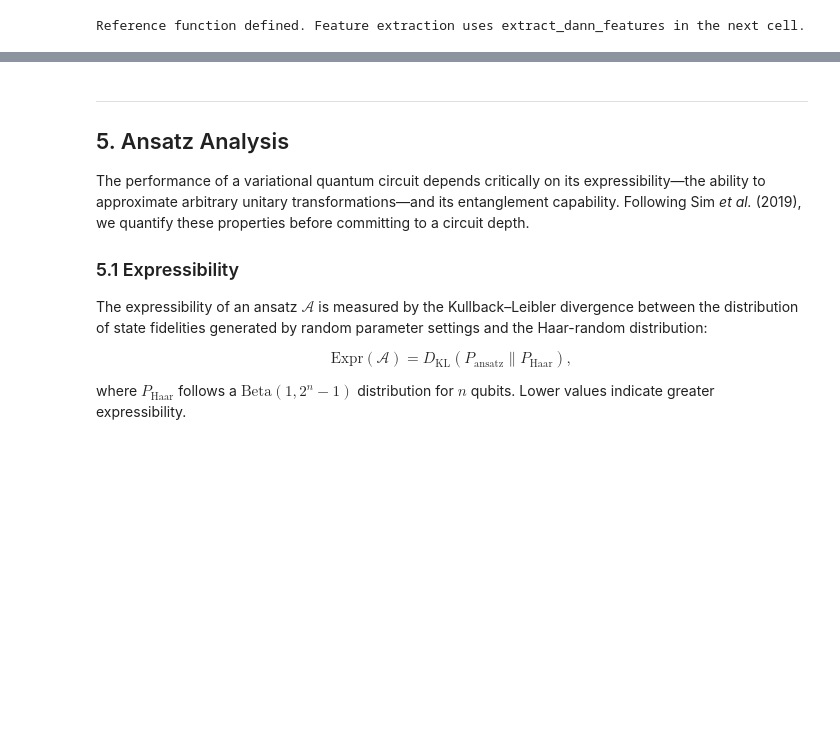
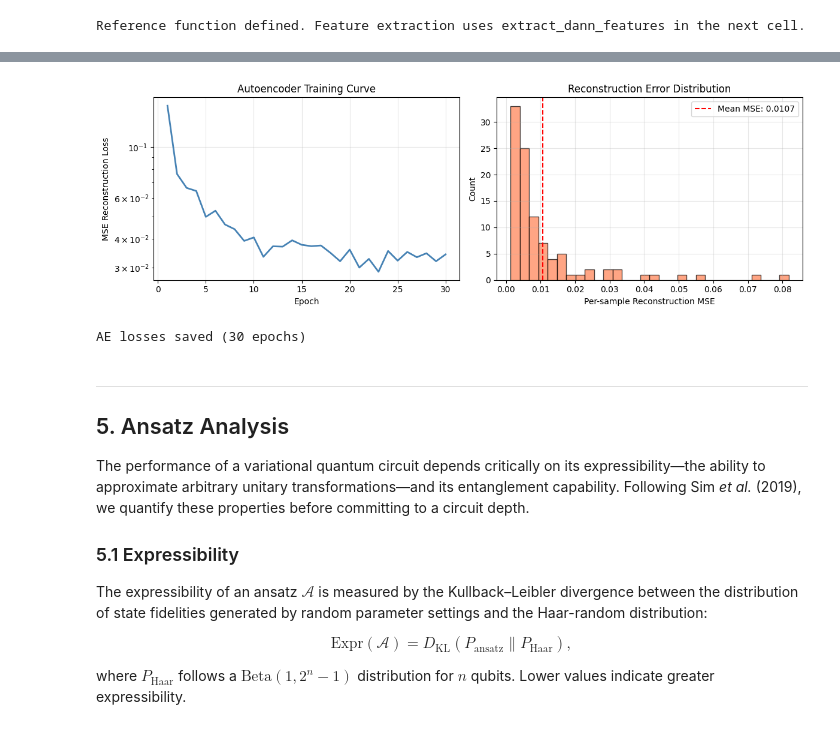
Before and after one commit to mforgo/Hybrid-model-for-pneumonia-detection, a Jupyter notebook: pneumonia_hybrid_qml.ipynb, the cells around one changed output, grey strips where cells are left out. Drawn from its saved outputs; the diff is of its cells as text; code cells hidden in the pictures; blank space fills up the shorter version.

```diff
--- a/pneumonia_hybrid_qml.ipynb
+++ b/pneumonia_hybrid_qml.ipynb
@@ -556,3 +680,52 @@ plt.show()
+# %%
+# Figure 1: Autoencoder training curve + reconstruction quality
+fig, axes = plt.subplots(1, 2, figsize=(12, 4))
+
+# Left: Training loss curve
+if ae_losses is not None:
+    axes[0].plot(range(1, len(ae_losses) + 1), ae_losses, lw=2, color='steelblue')
+    axes[0].set_xlabel('Epoch')
+    axes[0].set_ylabel('MSE Reconstruction Loss')
+    axes[0].set_title('Autoencoder Training Curve')
+    axes[0].grid(True, alpha=0.3)
+    axes[0].set_yscale('log')
+else:
+    axes[0].text(0.5, 0.5, 'Features loaded from cache\n(no training curve available)',
+                 ha='center', va='center', transform=axes[0].transAxes)
+    axes[0].set_title('Autoencoder (Cached)')
+
+# Right: Reconstruction quality comparison
+ae_ct.eval()
+with torch.no_grad():
+    sample = torch.tensor(X_train[:100], dtype=torch.float32).to(cfg.device)
+    # Need to scale back since X_train is already L2-normalized latent
+    # Use the original ct_train for reconstruction check
+    orig_sample = torch.tensor(ct_train[:100], dtype=torch.float32).to(cfg.device)
+    orig_scaled = torch.tensor(scaler_ct.transform(ct_train[:100]), dtype=torch.float32).to(cfg.device)
+    latent, reconstructed = ae_ct(orig_scaled)
+
+    mse_per_sample = torch.mean((reconstructed - orig_scaled) ** 2, dim=1).cpu().numpy()
+
+axes[1].hist(mse_per_sample, bins=30, color='coral', edgecolor='black', alpha=0.7)
+axes[1].axvline(mse_per_sample.mean(), color='red', linestyle='--', linewidth=1.5,
+                label=f'Mean MSE: {mse_per_sample.mean():.4f}')
+axes[1].set_xlabel('Per-sample Reconstruction MSE')
+axes[1].set_ylabel('Count')
+axes[1].set_title('Reconstruction Error Distribution')
+axes[1].legend()
+axes[1].grid(True, alpha=0.3)
+
+plt.tight_layout()
+plt.savefig(f'{cfg.figures_dir}/ae_training.pdf', bbox_inches='tight')
+plt.show()
+
+# Also save the training losses for later reference
+if ae_losses is not None:
+    np.save(f'{cfg.results_dir}/ae_losses.npy', np.array(ae_losses))
+    print(f"AE losses saved ({len(ae_losses)} epochs)")
+# %% [output]
+[figure, added]
+AE losses saved (30 epochs)
 # %% [markdown]
 ---
 ## 5. Ansatz Analysis
```
Also changed, not shown: parts of 18 cells of this notebook.
